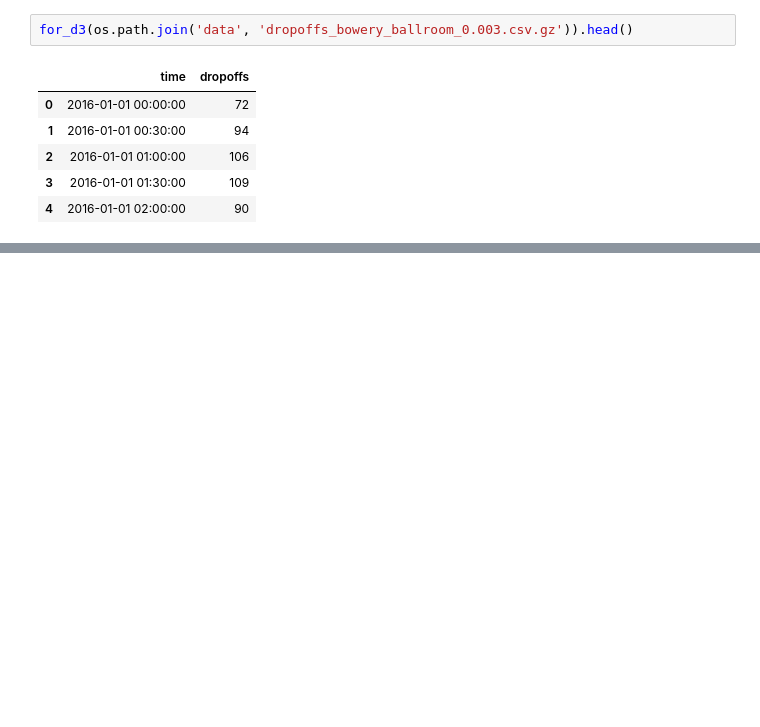
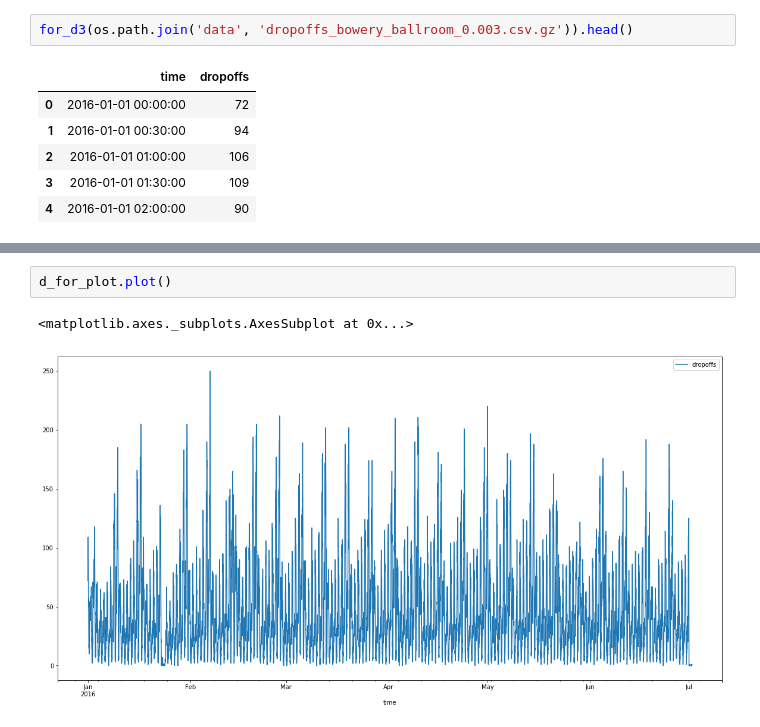
Before and after one commit to inon-peled/dtu_visualization_d3_course, a Jupyter notebook: project/py/prepare_dropoffs_data_for_d3.ipynb, the cells around one changed output, grey strips where cells are left out. Saved outputs shown, nothing was run; the diff lists cells and outputs as text; blank space fills up the shorter version.

```diff
--- a/project/py/prepare_dropoffs_data_for_d3.ipynb
+++ b/project/py/prepare_dropoffs_data_for_d3.ipynb
@@ -122,0 +133,5 @@ for_d3(os.path.join('data', 'dropoffs_bowery_ballroom_0.003.csv.gz'))\
+# %%
+d_for_plot.plot()
+# %% [output]
+<matplotlib.axes._subplots.AxesSubplot at 0x...>
+[figure, added]
```
Also changed, not shown: parts of 7 cells of this notebook, 1 other file.
